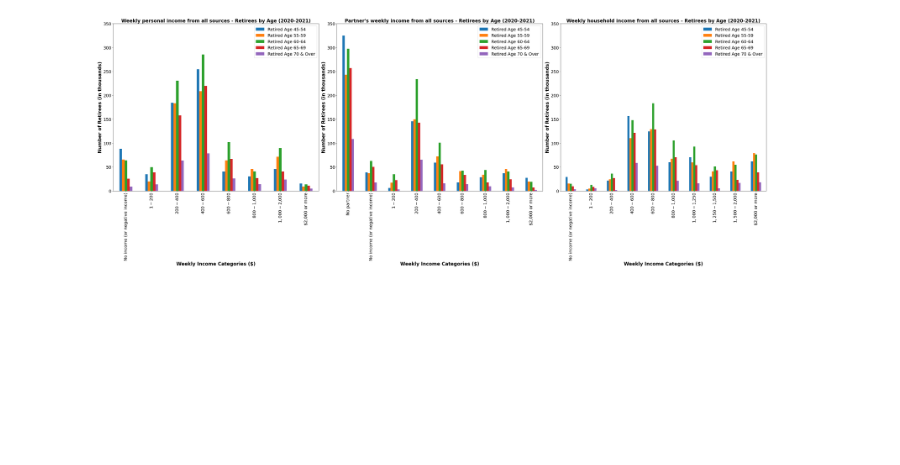
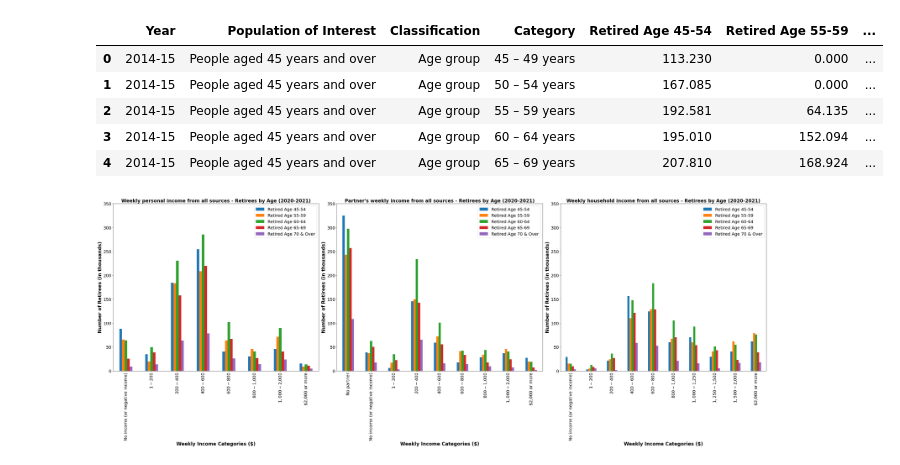
Before and after one commit to svuth23/project_1, a Jupyter notebook: retirement_analysis - BN.ipynb, the cells around one changed output. Cells and saved outputs as stored; diff of their text form; code cells hidden in the pictures; blank space fills up the shorter version.

```diff
--- a/retirement_analysis - BN.ipynb
+++ b/retirement_analysis - BN.ipynb
@@ -51,16 +51,24 @@ year = list(year)
 # %%
 #Create data frame without gender specific data 'Persons' as is the total of 'Male' & 'Female' data and unecessary .
 generalised_df = []
 
 for index, row in tidied_retirement_df.iterrows():
     if row['Sex'] == 'Persons':
         generalised_df.append(row)
 
 generalised_df = pd.DataFrame(generalised_df)
 
 #Remove 'Sex' column as it is no longer necessary
 generalised_df = generalised_df.drop(['Sex'], axis=1)
 generalised_df = generalised_df.rename(columns=new_column_names)
+generalised_df.head()
+# %% [output]
+|  | Year | Population of Interest | Classification | Category | Retired Age 45-54 | Retired Age 55-59 | ... |
+| 0 | 2014-15 | People aged 45 years and over | Age group | 45 – 49 years | 113.230 | 0.000 | ... |
+| 1 | 2014-15 | People aged 45 years and over | Age group | 50 – 54 years | 167.085 | 0.000 | ... |
+| 2 | 2014-15 | People aged 45 years and over | Age group | 55 – 59 years | 192.581 | 64.135 | ... |
+| 3 | 2014-15 | People aged 45 years and over | Age group | 60 – 64 years | 195.010 | 152.094 | ... |
+| 4 | 2014-15 | People aged 45 years and over | Age group | 65 – 69 years | 207.810 | 168.924 | ... |
 # %%
 #In preparation for creating an income data frame & grouping it, create a dictionary.
 #This dictionary will act as a reference to only append relevant data rows to the data frame.
```
Also changed, not shown: 3 other files.
